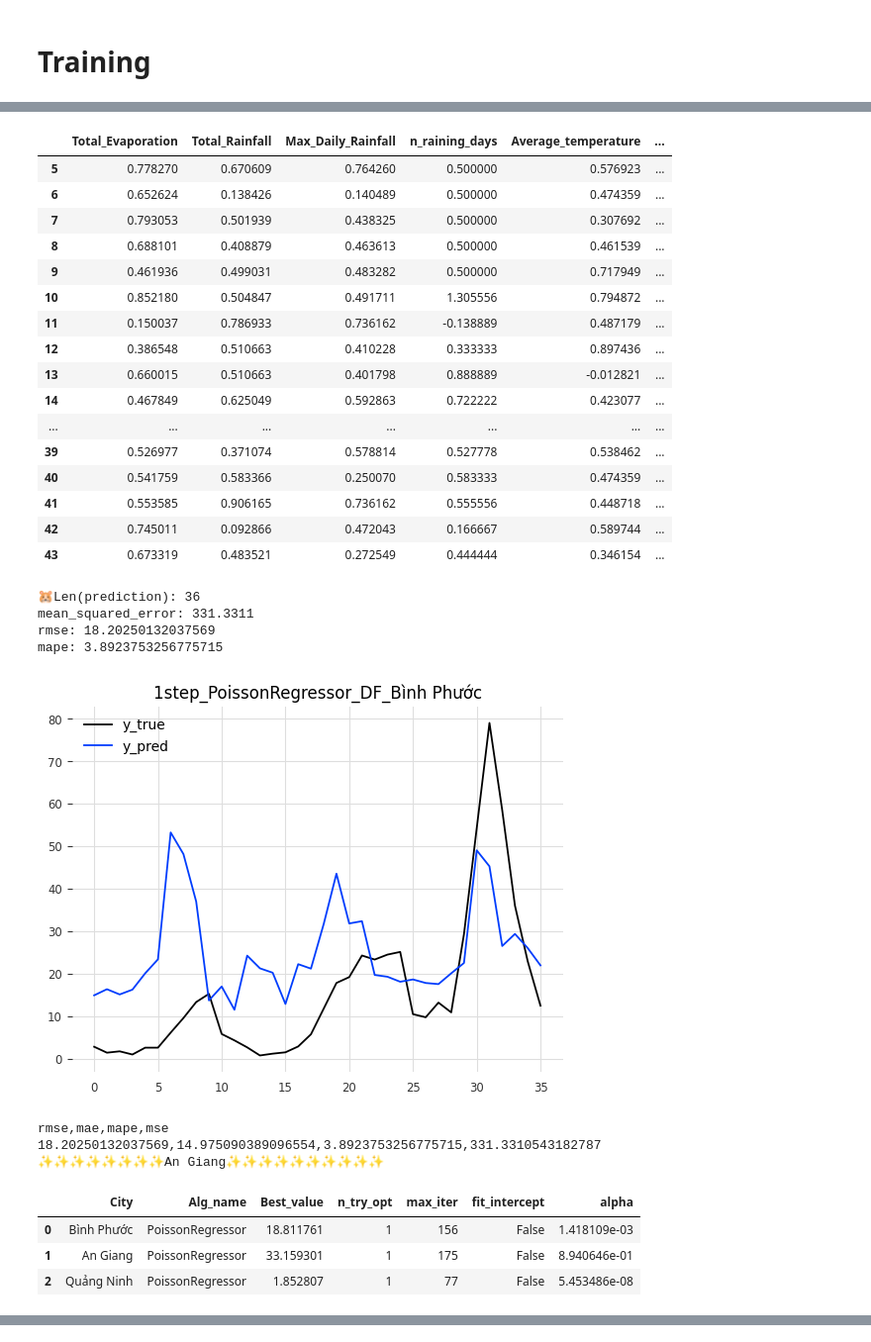
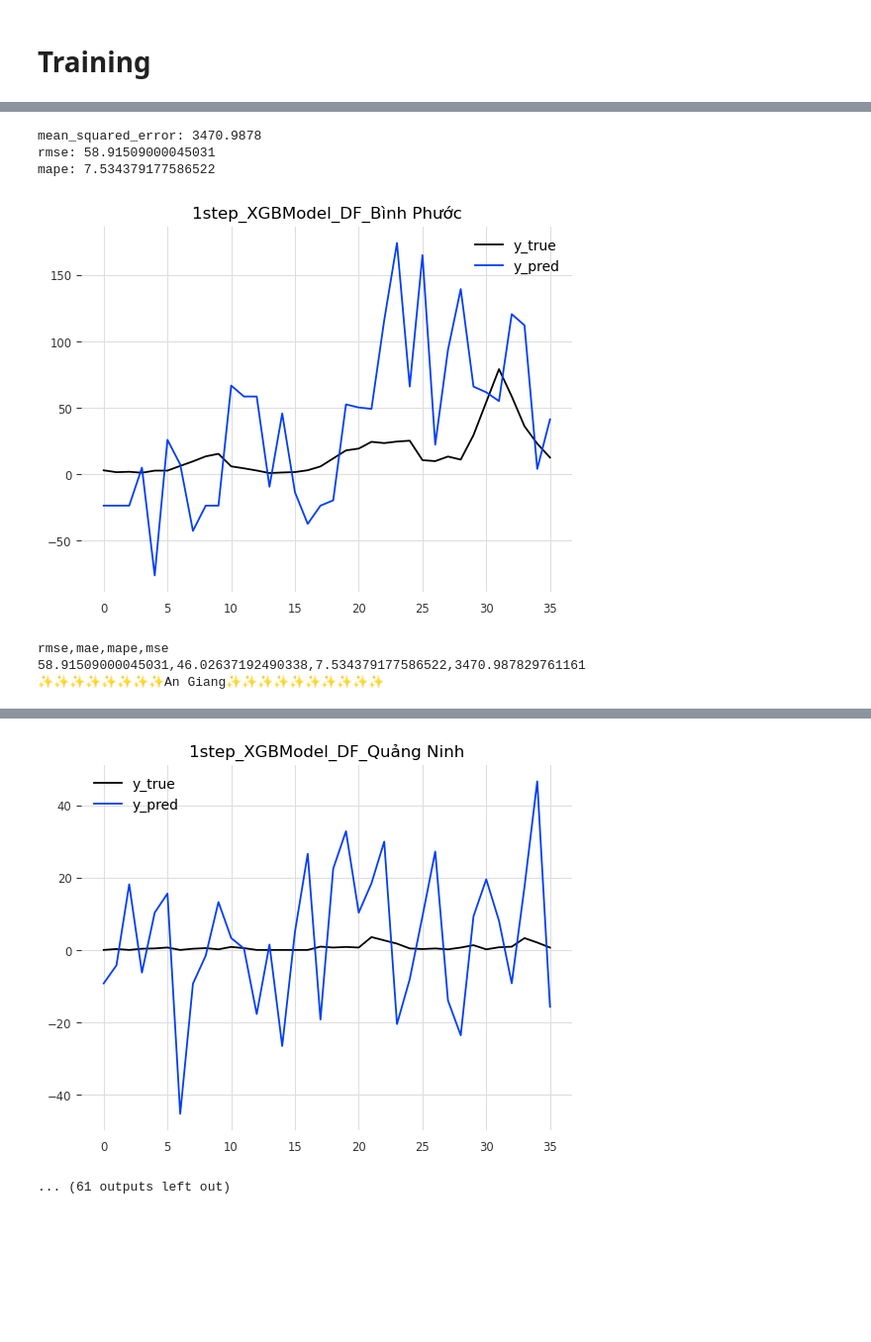
Before and after one commit to NguyenHzviper/OutBreak, a Jupyter notebook: predict_model/271023_train_predict.ipynb, the cells around one changed output, grey strips where cells are left out. Shown at 99% size. Drawn from its saved outputs; the diff is of its cells as text; code cells hidden in the pictures; blank space fills up the shorter version.

Commit message:
fix bugs LightGBMModel XGBModel

```diff
--- a/predict_model/271023_train_predict.ipynb
+++ b/predict_model/271023_train_predict.ipynb
@@ -257,7 +256,7 @@ def train_and_evaluate(df_train, df_eval, model, feature_list , labels, scaler,
   return model, y_true, y_pred, mse, mae, rmse, mape
 # %%
 def output_prediction_for_location(df_train, df_eval, model, location, feature_list,
-                                                labels, scaler, is_dl_algo, is_sklearn_model ,nstep):
+                                                labels, scaler, is_dl_algo, is_sklearn_model ,nstep, model_name):
     """train and generate prediction for a province
     df: DataFrame object containing features and label(s) for training model
     localtion: location_name
@@ -283,7 +282,7 @@ def output_prediction_for_location(df_train, df_eval, model, location, feature_l
     df_compare_test_predict.plot()
     plt.legend()
     plt.title(f"{nstep}step_{type(model).__name__}_DF_{location}")
-    plt.savefig(f"./predict_results/{nstep}step_{type(model).__name__}_DF_{location}_tkde.png", dpi=300)
+    plt.savefig(f"./predict_results/{model_name}/picture/{nstep}step_{type(model).__name__}_DF_{location}_tkde.png", dpi=300)
     plt.show()
 
     temp_rs = f"{rmse},{mae},{mape},{mse}"
@@ -313,13 +312,13 @@ def getHyperParams(model_name, city, nstep):
 # Training
 # %%
 model_name_list = [
-    #  "RandomForest",
-    #  "LinearRegressionModel",
-    #  "LightGBMModel",
+     "RandomForest",
+     "LinearRegressionModel",
+     "LightGBMModel",
     #  "CatBoostModel",
-    #  "XGBModel",
-    "PoissonRegressor",
-    "SVMRBF"
+     "XGBModel",
+#     "PoissonRegressor",
+#     "SVMRBF"
 ]
 
 for nstep in range(1,args.n_predicted_period_months+1):
@@ -332,7 +331,7 @@ for nstep in range(1,args.n_predicted_period_months+1):
             df_train = pd.read_csv(output_process+city+'_train_preprocessed.csv', parse_dates=True, index_col= None, encoding = 'unicode_escape')
             df_valid = pd.read_csv(output_process+city+'_test_preprocessed.csv', parse_dates=True, index_col= None, encoding = 'unicode_escape')
             scaler = joblib.load(output_process+city+'_train_scalerMinMaxNorm.save') #ok
-
+            is_sklearn_model = 0
             selected_features = getDataWithSelectedFeature(city, nstep)
 
             lags_by_nstep = args.look_back + nstep - 1
@@ -426,31 +425,25 @@ for nstep in range(1,args.n_predicted_period_months+1):
                     lags = df_hyper_params['lags'].values[0]
                     lags_past_covariates = df_hyper_params['lags_past_covariates'].values[0].split(',')
                     lags_past_covariates = [int(i) for i in lags_past_covariates]
-                    output_chunk_length = df_hyper_params['output_chunk_length'].values[0]
-                    random_state = df_hyper_params['random_state'].values[0]
+                    output_chunk_length = 1
                     multi_models = df_hyper_params['multi_models'].values[0]
                     likelihood = df_hyper_params['likelihood'].values[0]
                     num_leaves = df_hyper_params['num_leaves'].values[0]
                     learning_rate = df_hyper_params['learning_rate'].values[0]
                     feature_fraction = df_hyper_params['feature_fraction'].values[0]
-                    bagging_fraction = df_hyper_params['bagging_fraction'].values[0]
                     min_child_samples = df_hyper_params['min_child_samples'].values[0]
                     lambda_l1 = df_hyper_params['lambda_l1'].values[0]
-                    verbose = df_hyper_params['verbose'].values[0]
                     model = LightGBMModel(
                         lags =int(lags),
                         lags_past_covariates = lags_past_covariates,
                         output_chunk_length = int(output_chunk_length),
-                        random_state = int(random_state),
                         multi_models = bool(multi_models),
                         likelihood = likelihood,
                         num_leaves = int(num_leaves),
                         learning_rate = float(learning_rate),
                         feature_fraction = float(feature_fraction),
-                        bagging_fraction = float(bagging_fraction),
                         min_child_samples = int(min_child_samples),
                         lambda_l1 = float(lambda_l1),
-                        verbose = int(verbose)
                     )
             elif model_name == 'SVMRBF':
                     max_iter = df_hyper_params['max_iter'].values[0]
@@ -471,8 +464,8 @@ for nstep in range(1,args.n_predicted_period_months+1):
                     )
                     is_sklearn_model = 1
             df, model = output_prediction_for_location(df_train, df_valid, model, location=city, feature_list=selected_features,
-                                                            labels=args.labels, scaler=scaler, is_dl_algo = is_dl_algo,is_sklearn_model = is_sklearn_model, nstep = nstep)
-            df.to_excel(f"./predict_results/0_train_{nstep}nstep_denguefever_prediction_results_by_{model_name}_in_{city}.xlsx")
-            pickle.dump(model, open(f"./trained_models/{nstep}nstep_denguefever_{model_name}_in_{city}.sav", 'wb'))
+                                                            labels=args.labels, scaler=scaler, is_dl_algo = is_dl_algo,is_sklearn_model = is_sklearn_model, nstep = nstep,model_name = model_name)
+            df.to_excel(f"./predict_results/{model_name}/0_train_{nstep}nstep_denguefever_prediction_results_by_{model_name}_in_{city}.xlsx")
+            pickle.dump(model, open(f"./trained_models/{model_name}/{nstep}nstep_denguefever_{model_name}_in_{city}.sav", 'wb'))
 # %% [output]
 ✨✨✨✨✨✨✨✨1✨✨✨✨✨✨✨✨✨✨
@@ -485,29 +491,7 @@ for nstep in range(1,args.n_predicted_period_months+1):
-|  | Total_Evaporation | Total_Rainfall | Max_Daily_Rainfall | n_raining_days | Average_temperature | ... |
-| 5 | 0.778270 | 0.670609 | 0.764260 | 0.500000 | 0.576923 | ... |
-| 6 | 0.652624 | 0.138426 | 0.140489 | 0.500000 | 0.474359 | ... |
-| 7 | 0.793053 | 0.501939 | 0.438325 | 0.500000 | 0.307692 | ... |
-| 8 | 0.688101 | 0.408879 | 0.463613 | 0.500000 | 0.461539 | ... |
-| 9 | 0.461936 | 0.499031 | 0.483282 | 0.500000 | 0.717949 | ... |
-| 10 | 0.852180 | 0.504847 | 0.491711 | 1.305556 | 0.794872 | ... |
-| 11 | 0.150037 | 0.786933 | 0.736162 | -0.138889 | 0.487179 | ... |
-| 12 | 0.386548 | 0.510663 | 0.410228 | 0.333333 | 0.897436 | ... |
-| 13 | 0.660015 | 0.510663 | 0.401798 | 0.888889 | -0.012821 | ... |
-| 14 | 0.467849 | 0.625049 | 0.592863 | 0.722222 | 0.423077 | ... |
-| ... | ... | ... | ... | ... | ... | ... |
-| 39 | 0.526977 | 0.371074 | 0.578814 | 0.527778 | 0.538462 | ... |
-| 40 | 0.541759 | 0.583366 | 0.250070 | 0.583333 | 0.474359 | ... |
-| 41 | 0.553585 | 0.906165 | 0.736162 | 0.555556 | 0.448718 | ... |
-| 42 | 0.745011 | 0.092866 | 0.472043 | 0.166667 | 0.589744 | ... |
-| 43 | 0.673319 | 0.483521 | 0.272549 | 0.444444 | 0.346154 | ... |
-🐹Len(prediction): 36
-mean_squared_error: 331.3311
-rmse: 18.20250132037569
-mape: 3.8923753256775715
+mean_squared_error: 3470.9878
+rmse: 58.91509000045031
+mape: 7.534379177586522
-[figure, old version]
+[figure, new version]
 rmse,mae,mape,mse
-18.20250132037569,14.975090389096554,3.8923753256775715,331.3310543182787
+58.91509000045031,46.02637192490338,7.534379177586522,3470.987829761161
 ✨✨✨✨✨✨✨✨An Giang✨✨✨✨✨✨✨✨✨✨
-|  | City | Alg_name | Best_value | n_try_opt | max_iter | fit_intercept | alpha |
-| 0 | Bình Phước | PoissonRegressor | 18.811761 | 1 | 156 | False | 1.418109e-03 |
-| 1 | An Giang | PoissonRegressor | 33.159301 | 1 | 175 | False | 8.940646e-01 |
-| 2 | Quảng Ninh | PoissonRegressor | 1.852807 | 1 | 77 | False | 5.453486e-08 |
@@ -543,0 +542,2 @@ rmse,mae,mape,mse
+[figure, added]
+... (61 outputs left out)
```
Also changed, not shown: parts of 2 cells of this notebook.
